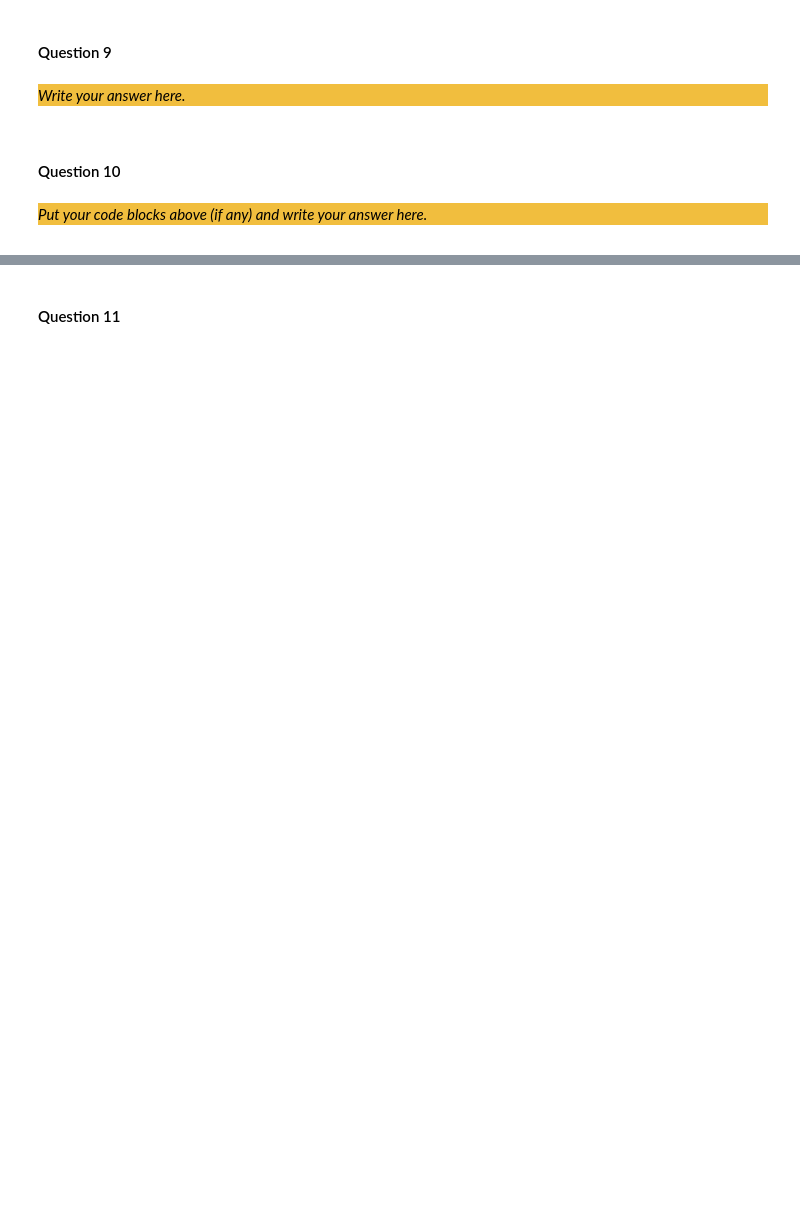
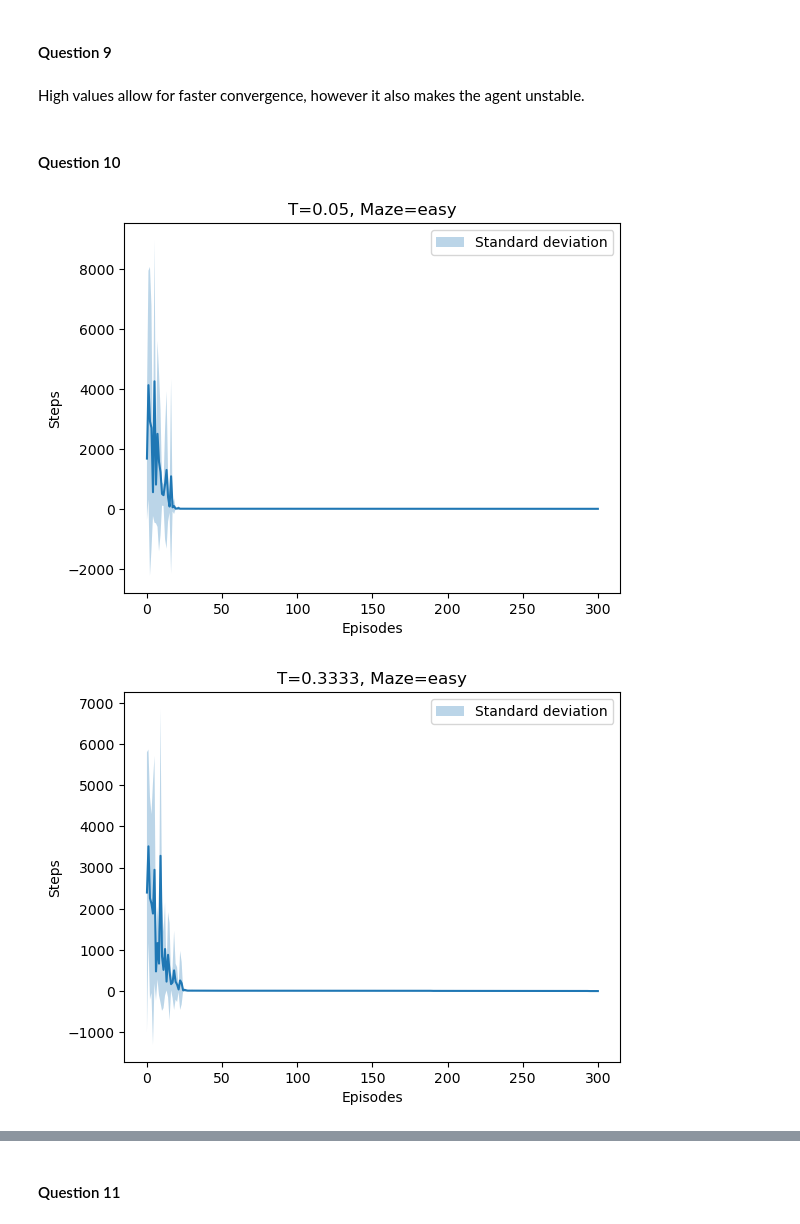
Before and after one commit to Eliminator1357/CI-RL, a Jupyter notebook: src/Main.ipynb, the cells around one changed output, grey strips where cells are left out. Drawn from its saved outputs; the diff is of its cells as text; code cells hidden in the pictures; blank space fills up the shorter version.

```diff
--- a/src/Main.ipynb
+++ b/src/Main.ipynb
@@ -456,12 +517,6 @@ _Put your code blocks above (if any) and write your answer here._
 # %% [markdown]
 #### Question 9
-# %% [markdown]
-<div style="background-color:#f1be3e">
-
-_Write your answer here._
+# %% [markdown]
+High values allow for faster convergence, however it also makes the agent unstable.
 # %% [markdown]
 #### Question 10
-# %% [markdown]
-<div style="background-color:#f1be3e">
-
-_Put your code blocks above (if any) and write your answer here._
@@ -467,0 +559,22 @@ _Put your code blocks above (if any) and write your answer here._
+# %%
+for i in range(len(possMazes)):
+    mzString = "./../data/" + possMazes[i] + "_maze.txt"
+    curMaze = Maze(file_path=mzString)
+    curMaze.set_reward(x=9, y=9, reward=10)
+    curMaze.set_terminal(x=9, y=9)
+    for k in range(len(possibleVals)):
+        runs0 = []
+        for j in range(10):
+            spc, _, _ = qLearnHPBolt(curMaze, 0.7, 0.9, possibleVals[i])
+            runs0.append(spc)
+        avg, std = np.mean(runs0, axis=0), np.std(runs0, axis = 0)
+        plt.xlabel("Episodes")
+        plt.ylabel("Steps")
+        plt.title("T=" + str(possibleVals[k]) + ", Maze=" + possMazes[i])
+        plt.plot(np.linspace(0, n_episodes, n_episodes), avg)
+        plt.fill_between(np.linspace(0, n_episodes, n_episodes), avg - std, avg + std, alpha = 0.3, label = "Standard deviation")
+        plt.legend()
+        plt.show()
+# %% [output]
+[figure, added]
+[figure, added]
```
Also changed, not shown: parts of 19 cells of this notebook.
